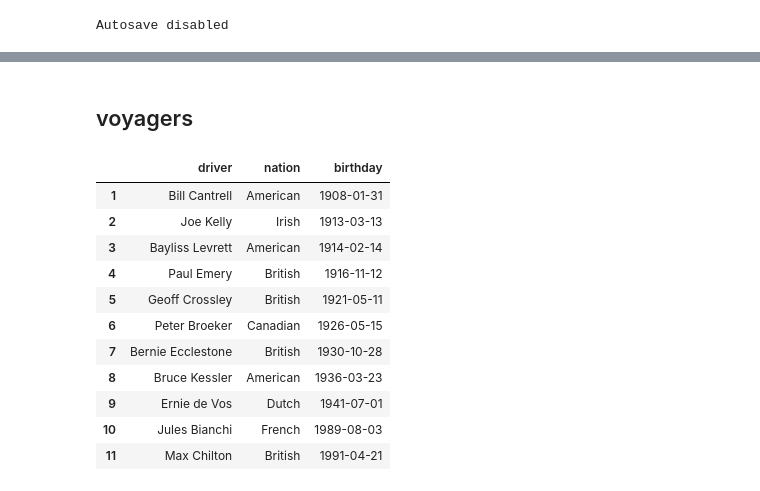
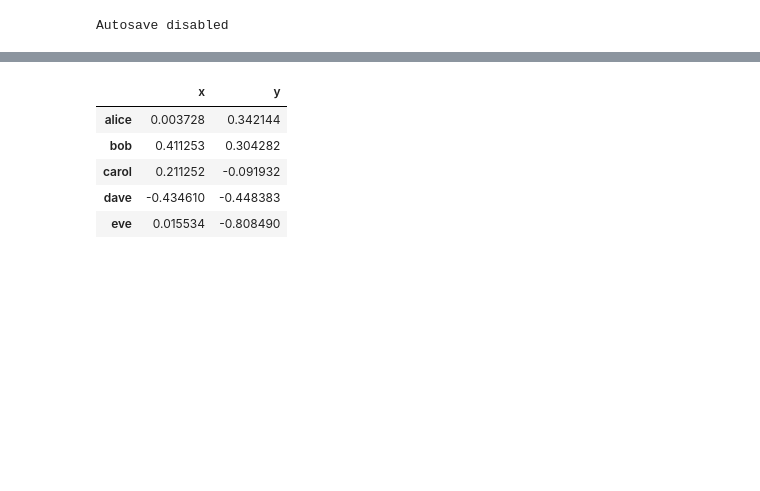
Before and after one commit to samkennerly/kingofsnake, a Jupyter notebook: books/graph.ipynb, the cells around one changed output, grey strips where cells are left out. Drawn from its saved outputs; the diff is of its cells as text; code cells hidden in the pictures; blank space fills up the shorter version.

```diff
--- a/books/graph.ipynb
+++ b/books/graph.ipynb
@@ -186,28 +74,9 @@ axes.figure.savefig(folder / 'brundle.png')
-# %% [markdown]
-## voyagers
-# %%
-vgers = bacondeg(graph, core)
-vgers = vgers.index[vgers < 0]
-vgers = (
-    f1.drivers
-    .loc[lambda df: df['driver'].isin(vgers)]
-    ['driver nation birthday'.split()]
-    .sort_values('birthday')
-    .reset_index(drop=True)
-)
-vgers.index += 1
-vgers.to_html(folder / 'voyagers.html')
-vgers
-# %% [output]
-|  | driver | nation | birthday |
-| 1 | Bill Cantrell | American | 1908-01-31 |
-| 2 | Joe Kelly | Irish | 1913-03-13 |
-| 3 | Bayliss Levrett | American | 1914-02-14 |
-| 4 | Paul Emery | British | 1916-11-12 |
-| 5 | Geoff Crossley | British | 1921-05-11 |
-| 6 | Peter Broeker | Canadian | 1926-05-15 |
-| 7 | Bernie Ecclestone | British | 1930-10-28 |
-| 8 | Bruce Kessler | American | 1936-03-23 |
-| 9 | Ernie de Vos | Dutch | 1941-07-01 |
-| 10 | Jules Bianchi | French | 1989-08-03 |
-| 11 | Max Chilton | British | 1991-04-21 |
+# %%
+graph.frame(100)
+# %% [output]
+|  | x | y |
+| alice | 0.003728 | 0.342144 |
+| bob | 0.411253 | 0.304282 |
+| carol | 0.211252 | -0.091932 |
+| dave | -0.434610 | -0.448383 |
+| eve | 0.015534 | -0.808490 |
```
Also changed, not shown: parts of 26 cells of this notebook, 1 other file.
